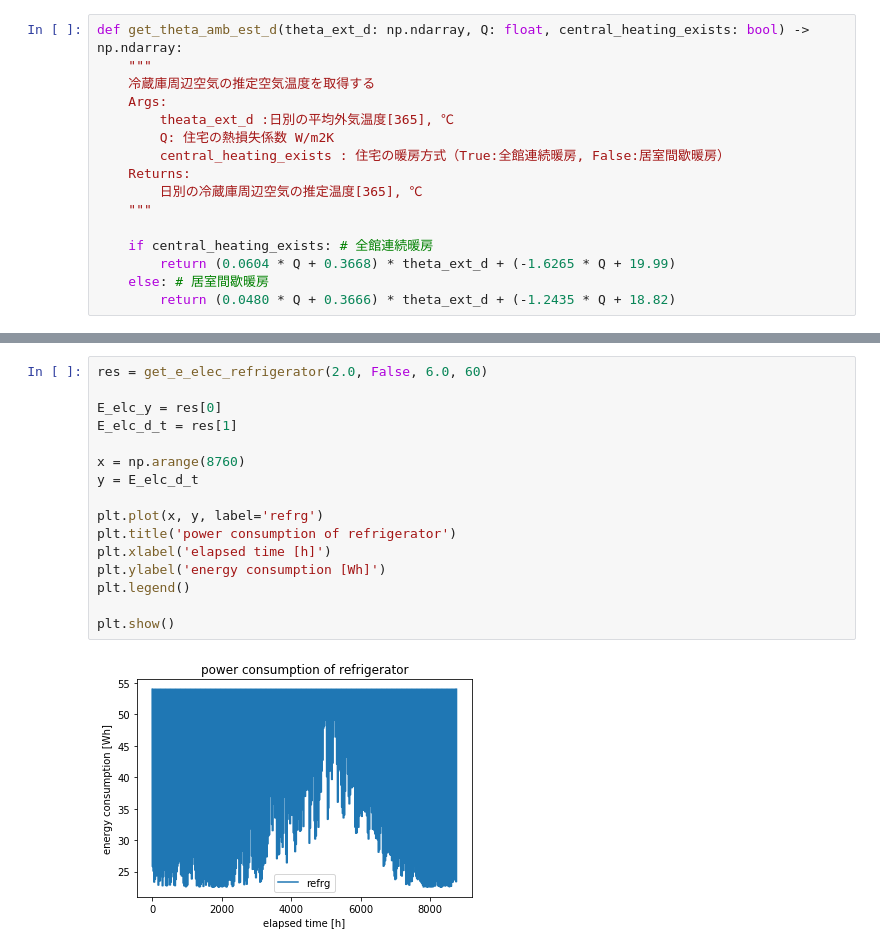
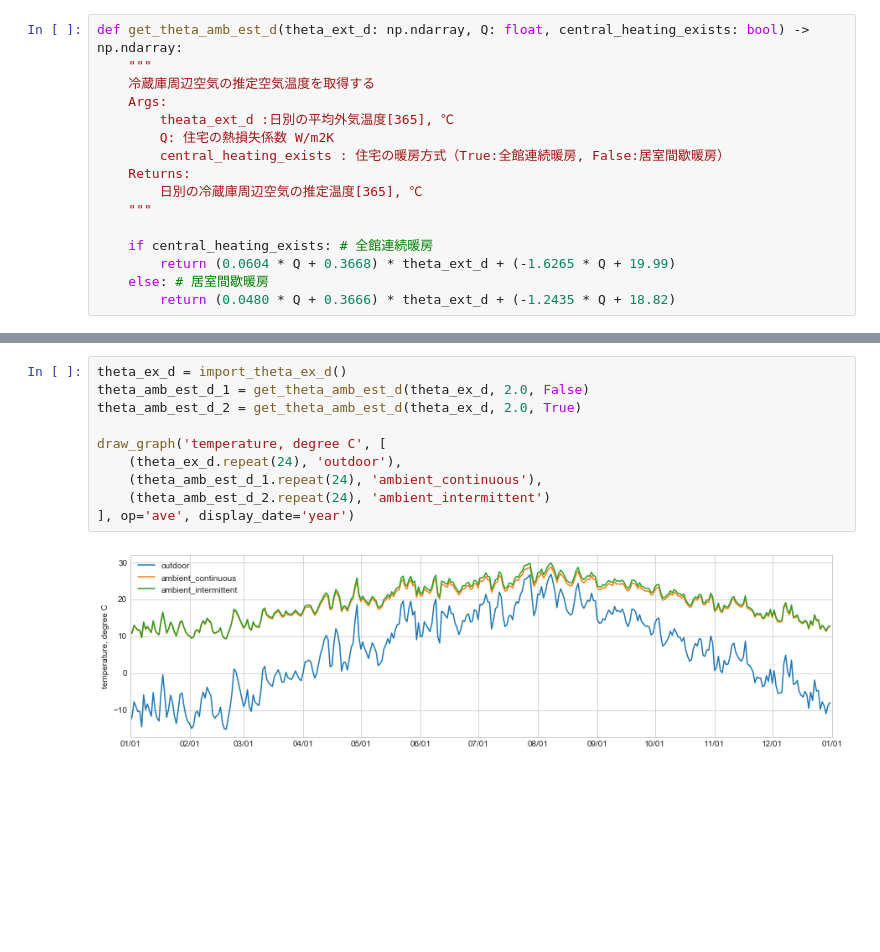
Before and after one commit to jjj-design/jjj_logic, a Jupyter notebook: s10_home_electric_appliance.ipynb, the cells around one changed output, grey strips where cells are left out. Drawn from its saved outputs; the diff is of its cells as text; blank space fills up the shorter version.

```diff
--- a/s10_home_electric_appliance.ipynb
+++ b/s10_home_electric_appliance.ipynb
@@ -289,18 +326,12 @@ array([ 8.71001 ,  9.345866, 11.465386, 10.776542, 10.087698, 10.087698,
-# %%
-res = get_e_elec_refrigerator(2.0, False, 6.0, 60)
-
-E_elc_y = res[0]
-E_elc_d_t = res[1]
-
-x = np.arange(8760)
-y = E_elc_d_t
-
-plt.plot(x, y, label='refrg')
-plt.title('power consumption of refrigerator')
-plt.xlabel('elapsed time [h]')
-plt.ylabel('energy consumption [Wh]')
-plt.legend()
-
-plt.show()
-# %% [output]
-[figure, removed]
+# %%
+theta_ex_d = import_theta_ex_d()
+theta_amb_est_d_1 = get_theta_amb_est_d(theta_ex_d, 2.0, False)
+theta_amb_est_d_2 = get_theta_amb_est_d(theta_ex_d, 2.0, True)
+
+draw_graph('temperature, degree C', [
+    (theta_ex_d.repeat(24), 'outdoor'),
+    (theta_amb_est_d_1.repeat(24), 'ambient_continuous'),
+    (theta_amb_est_d_2.repeat(24), 'ambient_intermittent')
+], op='ave', display_date='year')
+# %% [output]
+[figure, added]
```
Also changed, not shown: parts of 6 cells of this notebook, 1 other file.
